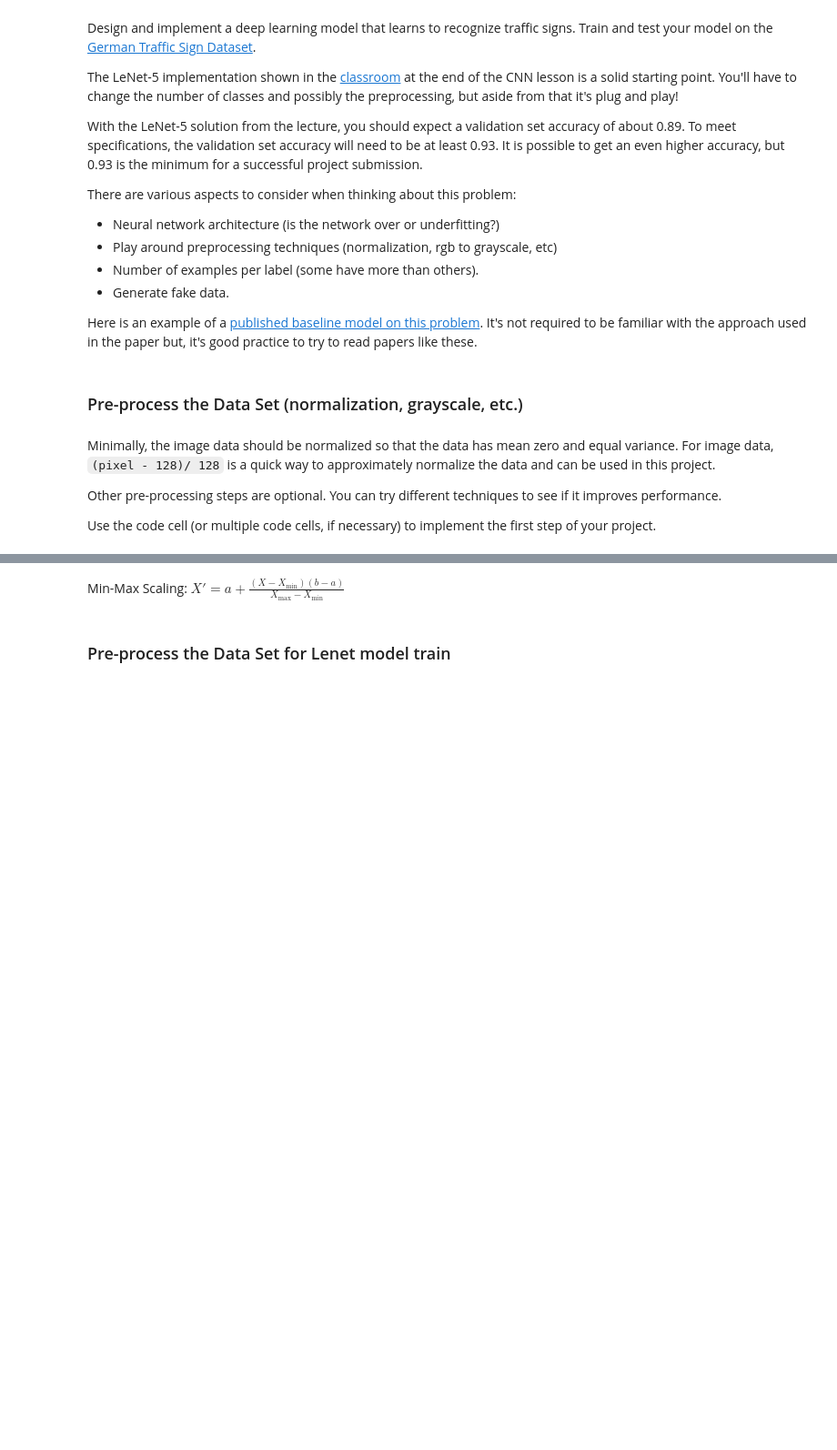
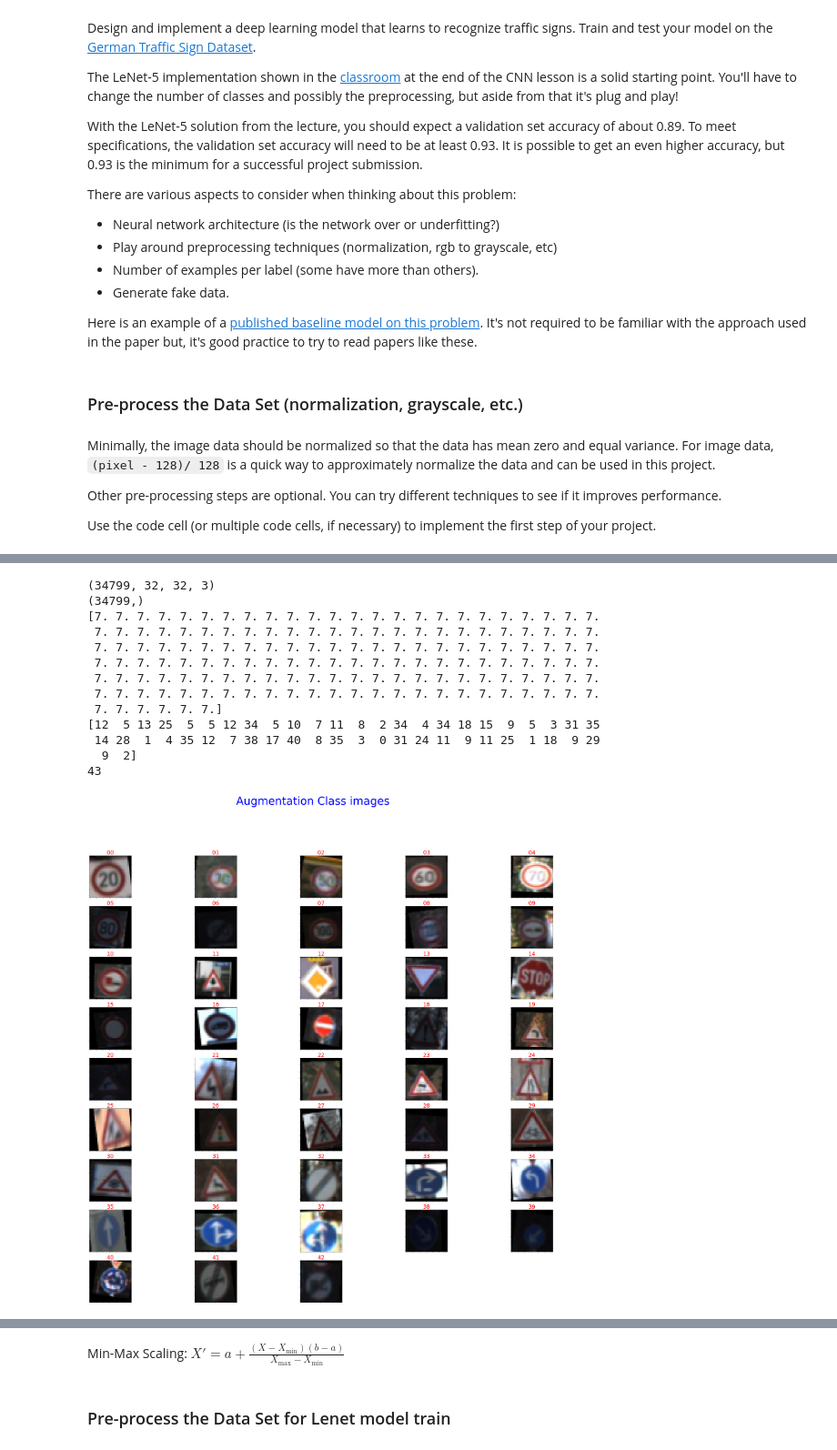
Before and after one commit to luteresa/P3_CarND-Traffic-Sign-Classifier, a Jupyter notebook: Traffic_Sign_Classifier.ipynb, the cells around one changed output, grey strips where cells are left out. Shown at 91% size. Saved outputs shown, nothing was run; the diff lists cells and outputs as text; code cells hidden in the pictures; blank space fills up the shorter version.

```diff
--- a/Traffic_Sign_Classifier.ipynb
+++ b/Traffic_Sign_Classifier.ipynb
@@ -390,3 +385,32 @@ print(y_extra.shape)
+# %%
+print(X_extra.shape)
+print(y_extra.shape)
+print(y_extra[10000:10150])
+print(y_train[1000:1050])
+
+Aug_class_images=[]
+for class_idx in range(n_classes):
+    cur_X = X_extra[y_extra == class_idx]
+    cur_img = cur_X[np.random.randint(len(cur_X))]
+    Aug_class_images.append(cur_img)
+print(len(Aug_class_images))
+
+visualize_images(Aug_class_images,'Augmentation Class images',cols=5,save_name="all_Aug_class_traffic_types")
+# %% [output]
+(34799, 32, 32, 3)
+(34799,)
+[7. 7. 7. 7. 7. 7. 7. 7. 7. 7. 7. 7. 7. 7. 7. 7. 7. 7. 7. 7. 7. 7. 7. 7.
+ 7. 7. 7. 7. 7. 7. 7. 7. 7. 7. 7. 7. 7. 7. 7. 7. 7. 7. 7. 7. 7. 7. 7. 7.
+ 7. 7. 7. 7. 7. 7. 7. 7. 7. 7. 7. 7. 7. 7. 7. 7. 7. 7. 7. 7. 7. 7. 7. 7.
+ 7. 7. 7. 7. 7. 7. 7. 7. 7. 7. 7. 7. 7. 7. 7. 7. 7. 7. 7. 7. 7. 7. 7. 7.
+ 7. 7. 7. 7. 7. 7. 7. 7. 7. 7. 7. 7. 7. 7. 7. 7. 7. 7. 7. 7. 7. 7. 7. 7.
+ 7. 7. 7. 7. 7. 7. 7. 7. 7. 7. 7. 7. 7. 7. 7. 7. 7. 7. 7. 7. 7. 7. 7. 7.
+ 7. 7. 7. 7. 7. 7.]
+[12  5 13 25  5  5 12 34  5 10  7 11  8  2 34  4 34 18 15  9  5  3 31 35
+ 14 28  1  4 35 12  7 38 17 40  8 35  3  0 31 24 11  9 11 25  1 18  9 29
+  9  2]
+43
+[figure, added]
 # %%
 
 #visualize_images(a,'Class images',cols=5)
```
Also changed, not shown: parts of 26 cells of this notebook.
